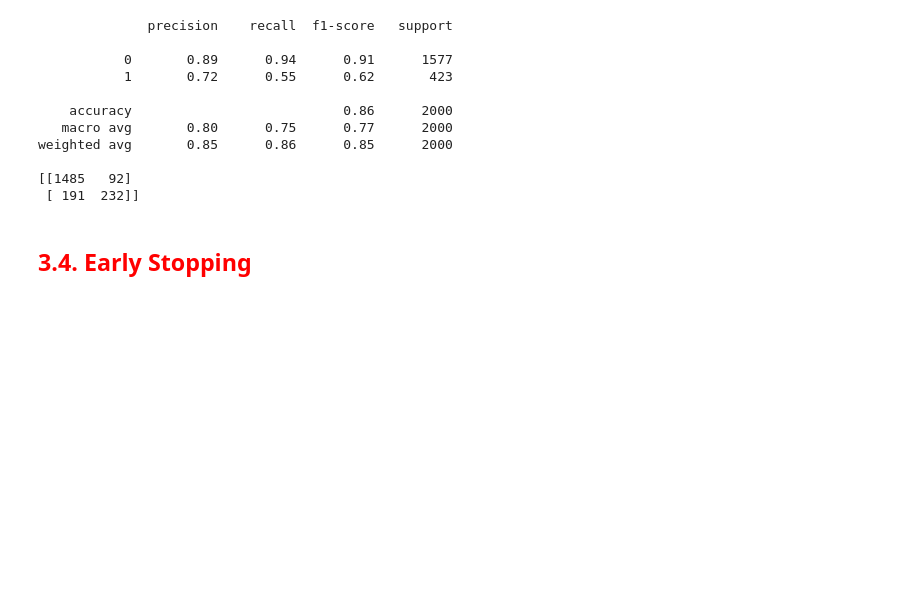
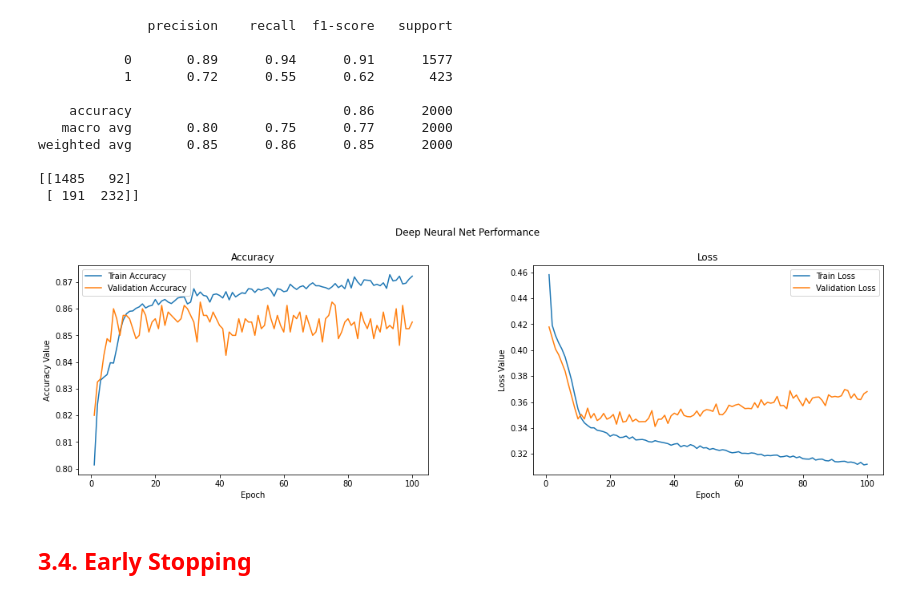
Before and after one commit to ntmai03/DataAnalysisProject, a Jupyter notebook: 08-DNN/02_NN_Classification.ipynb, the cells around one changed output. Saved outputs shown, nothing was run; the diff lists cells and outputs as text; code cells hidden in the pictures; blank space fills up the shorter version.

```diff
--- a/08-DNN/02_NN_Classification.ipynb
+++ b/08-DNN/02_NN_Classification.ipynb
@@ -119,17 +135,20 @@ tf.keras.backend.clear_session()
 np.random.seed(42)
 tf.random.set_seed(42)
 
+n_inputs = 12
 # Initialize
 model = Sequential()
 # Adding input layers and first hidden layer
-model.add(Dense(units=30, kernel_initializer='uniform', activation='relu', input_dim=12))
+model.add(Dense(units=30, kernel_initializer='uniform', activation='relu', input_dim=n_inputs))
 # Adding second hidden layer
 model.add(Dense(units=15, kernel_initializer='uniform', activation='relu'))
 # Adding the output layer
 model.add(Dense(units=1, kernel_initializer='uniform', activation='sigmoid'))
 
 # Compiling model
-model.compile(optimizer='adam', loss='binary_crossentropy', metrics=['accuracy'])
+model.compile(optimizer='adam',
+              loss='binary_crossentropy',
+              metrics=['accuracy'])
 model.summary()
 # %% [output]
 Model: "sequential"
@@ -195,13 +202,14 @@ dense_1
 # %% [markdown]
  ### <font color=blue>**Training model**
 # %%
-model.fit(x=X_train,
+history = model.fit(x=X_train,
           y=y_train.values,
           validation_data=(X_valid, y_valid.values),
           batch_size=10,
           epochs=100,
-          #versbose=1
-        )
+          #verbose=1
+         )
+#history = dnn_model.fit(X_train, y_train, validation_split=0.2, batch_size=5, epochs=20, shuffle=True, verbose=2)
 # %% [output]
 Epoch 1/100
 720/720 [==============================] - 2s 2ms/step - loss: 0.4582 - accuracy: 0.8014 - val_loss: 0.4179 - val_accuracy: 0.8200
@@ -263,6 +276,29 @@ weighted avg       0.85      0.86      0.85      2000
 
 [[1485   92]
  [ 191  232]]
+# %%
+f, (ax1, ax2) = plt.subplots(1, 2, figsize=(18, 5))
+t = f.suptitle('Deep Neural Net Performance', fontsize=12)
+f.subplots_adjust(top=0.85, wspace=0.3)
+
+epochs = np.array(range(1,101))
+ax1.plot(epochs, history.history['accuracy'], label='Train Accuracy')
+ax1.plot(epochs, history.history['val_accuracy'], label='Validation Accuracy')
+#ax1.set_xticks(epochs)
+ax1.set_ylabel('Accuracy Value')
+ax1.set_xlabel('Epoch')
+ax1.set_title('Accuracy')
+l1 = ax1.legend(loc="best")
+
+ax2.plot(epochs, history.history['loss'], label='Train Loss')
+ax2.plot(epochs, history.history['val_loss'], label='Validation Loss')
+#ax2.set_xticks(epochs)
+ax2.set_ylabel('Loss Value')
+ax2.set_xlabel('Epoch')
+ax2.set_title('Loss')
+l2 = ax2.legend(loc="best")
+# %% [output]
+[figure, added]
 # %% [markdown]
 ## <font color=red>**3.4. Early Stopping**</font>
 # %% [markdown]
```
Also changed, not shown: parts of 19 cells of this notebook, 1 other file.
